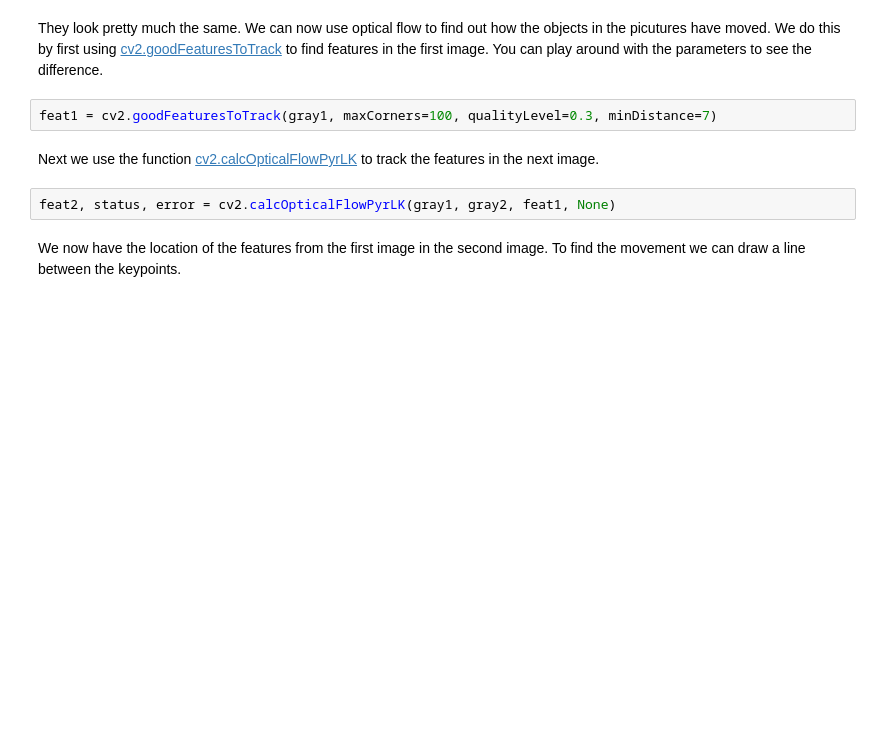
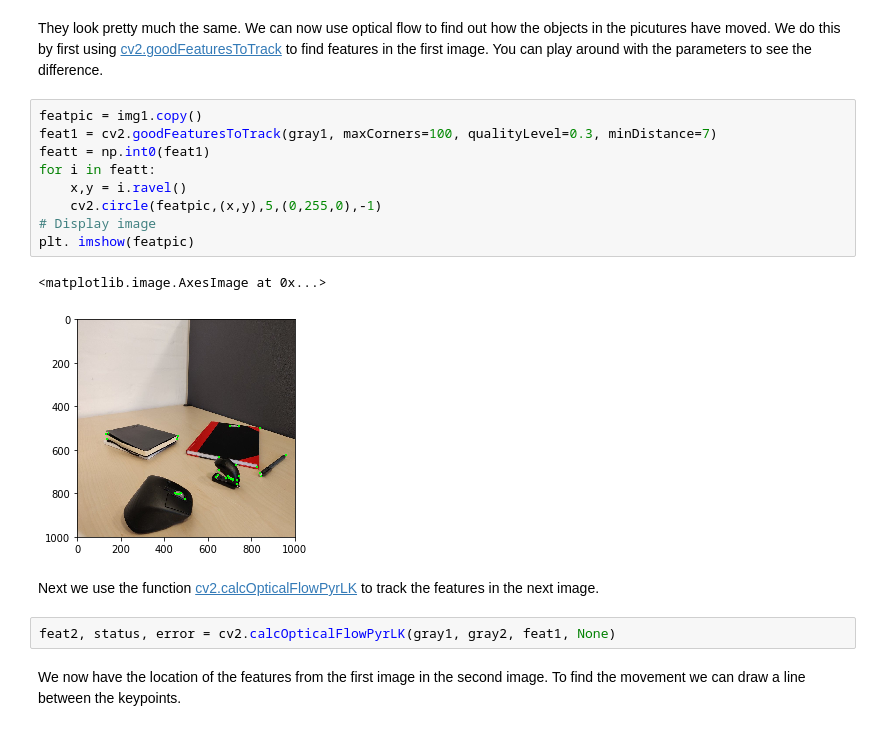
Before and after one commit to SpartanTan/Perception_for_AUS, a Jupyter notebook: Exercises week 2/Exercise 4 - Optical Flow.ipynb, the cells around one changed output. Saved outputs shown, nothing was run; the diff lists cells and outputs as text; blank space fills up the shorter version.

```diff
--- a/Exercises week 2/Exercise 4 - Optical Flow.ipynb
+++ b/Exercises week 2/Exercise 4 - Optical Flow.ipynb
@@ -29,7 +32,17 @@ plt.imshow(gray2, cmap = 'gray')
 # %% [markdown]
 They look pretty much the same. We can now use optical flow to find out how the objects in the picutures have moved. We do this by first using [cv2.goodFeaturesToTrack](https://docs.opencv.org/3.4/dd/d1a/group__imgproc__feature.html#ga1d6bb77486c8f92d79c8793ad995d541) to find features in the first image. You can play around with the parameters to see the difference.
-# %%
-feat1 = cv2.goodFeaturesToTrack(gray1, maxCorners=100, qualityLevel=0.3, minDistance=7)
+# %%
+featpic = img1.copy()
+feat1 = cv2.goodFeaturesToTrack(gray1, maxCorners=100, qualityLevel=0.3, minDistance=7)
+featt = np.int0(feat1)
+for i in featt:
+    x,y = i.ravel()
+    cv2.circle(featpic,(x,y),5,(0,255,0),-1)
+# Display image
+plt. imshow(featpic)
+# %% [output]
+<matplotlib.image.AxesImage at 0x...>
+[figure, added]
 # %% [markdown]
 Next we use the function [cv2.calcOpticalFlowPyrLK](https://docs.opencv.org/3.4/dc/d6b/group__video__track.html#ga473e4b886d0bcc6b65831eb88ed93323) to track the features in the next image.
 # %%
```
Also changed, not shown: parts of 3 cells of this notebook.
